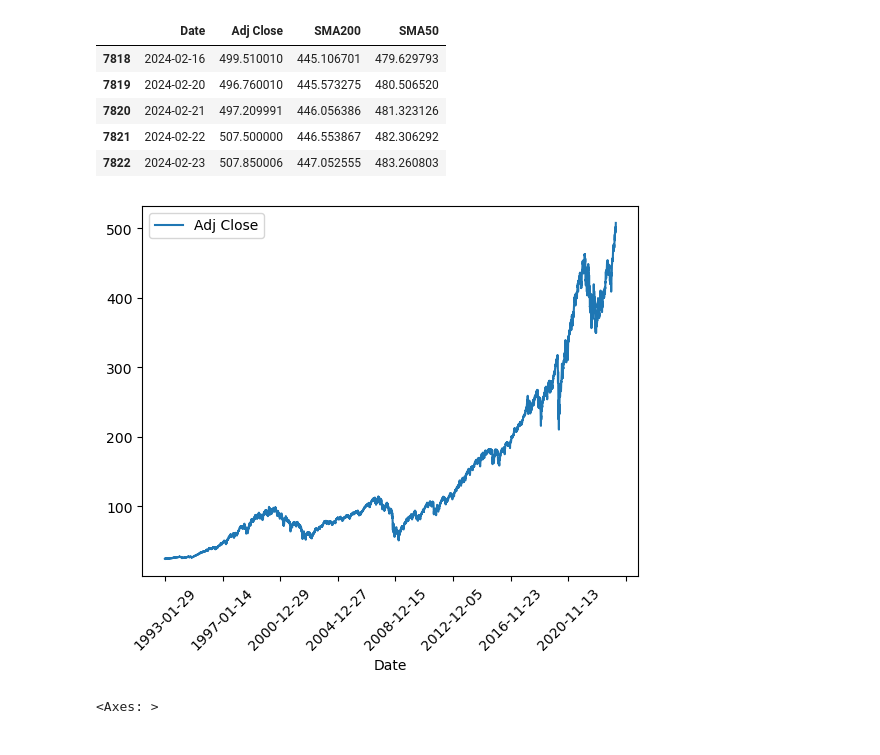
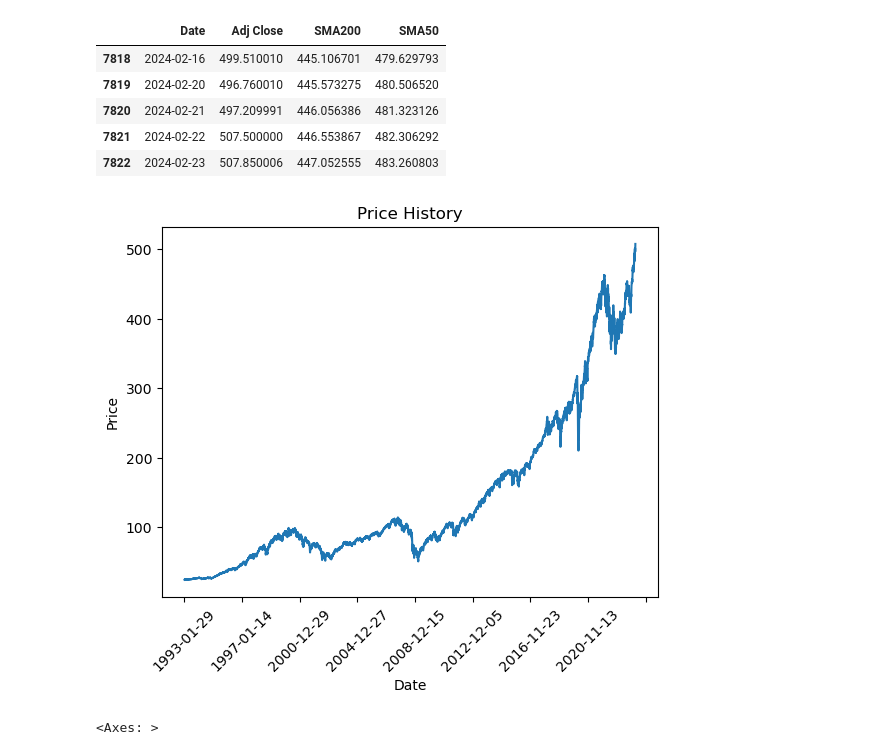
Before and after one commit to rushichokshi/Investment-Analysis, a Jupyter notebook: notebooks/spy.ipynb, the cells around one changed output. Cells and saved outputs as stored; diff of their text form; code cells hidden in the pictures.

```diff
--- a/notebooks/spy.ipynb
+++ b/notebooks/spy.ipynb
@@ -99,9 +139,12 @@ spy.tail()
 # %%
 spy.plot(x="Date",y="Adj Close",kind="line")
 plt.xticks(rotation=45)
+plt.title('Price History')
+plt.ylabel('Price')
+plt.legend().remove()
 plt.show()
 # %% [output]
-[figure, old version]
+[figure, new version]
 # %%
 sns.lineplot(data=spy[spy['Date']>='2020-01-01'])
 # %% [output]
```
Also changed, not shown: parts of 11 cells of this notebook, 3 other files.
